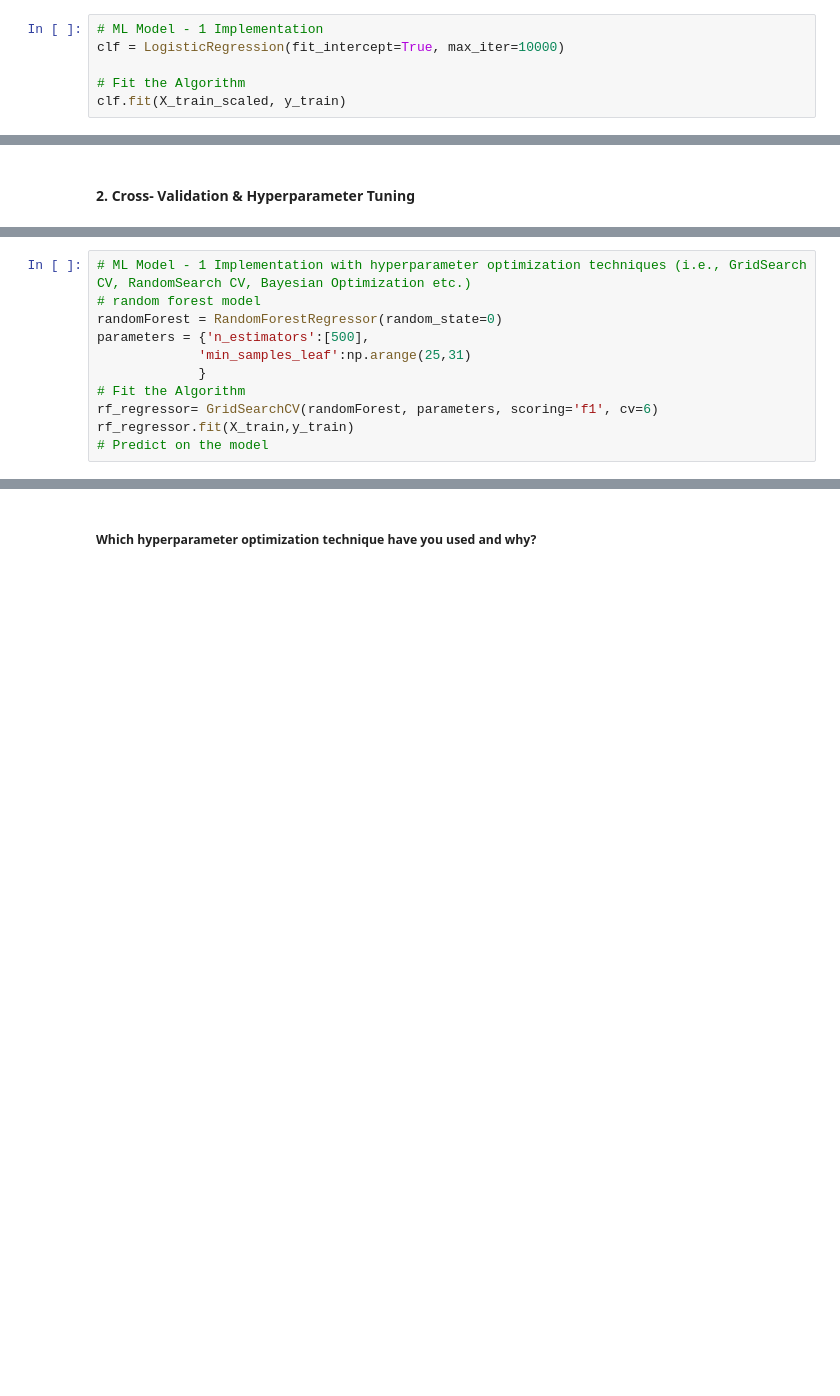
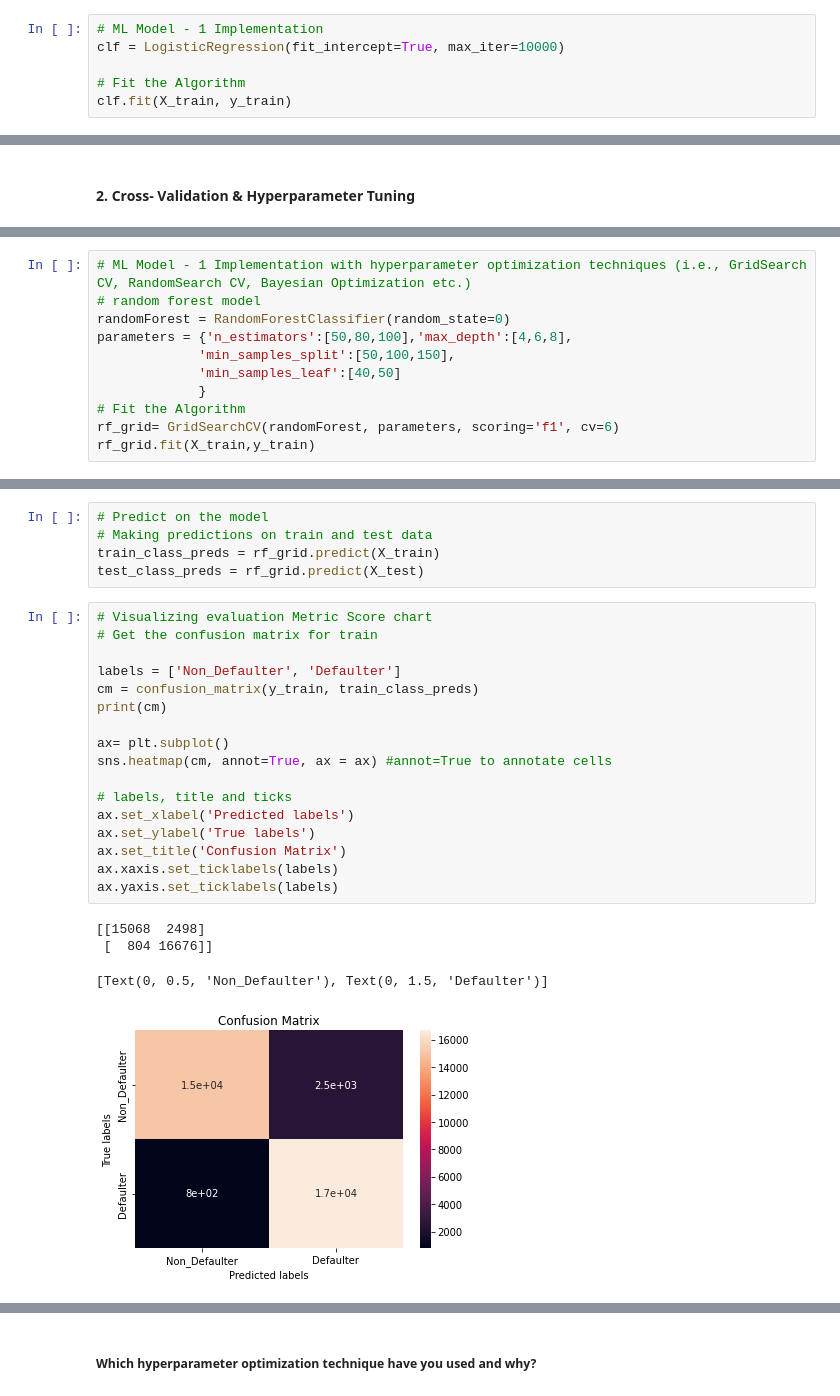
Before and after one commit to dileep-rawat/Capstone_Project_3-Credit_Card_default_Prediction, a Jupyter notebook: Credit_Card_Default_Prediction_Capstone_Project.ipynb, the cells around one changed output, grey strips where cells are left out. Drawn from its saved outputs; the diff is of its cells as text; blank space fills up the shorter version.

```diff
--- a/Credit_Card_Default_Prediction_Capstone_Project.ipynb
+++ b/Credit_Card_Default_Prediction_Capstone_Project.ipynb
@@ -1081,7 +1099,7 @@ As per my knowledge, for this dataset dimensionality reduction is not required.
 clf = LogisticRegression(fit_intercept=True, max_iter=10000)
 
 # Fit the Algorithm
-clf.fit(X_train_scaled, y_train)
+clf.fit(X_train, y_train)
 # %% [output]
 LogisticRegression(max_iter=10000)
 # %%
@@ -1306,11 +1434,11 @@ ax.yaxis.set_ticklabels(labels)
 # %%
 # ML Model - 1 Implementation with hyperparameter optimization techniques (i.e., GridSearch CV, RandomSearch CV, Bayesian Optimization etc.)
 # random forest model
-randomForest = RandomForestRegressor(random_state=0)
-parameters = {'n_estimators':[500],
-             'min_samples_leaf':np.arange(25,31)
+randomForest = RandomForestClassifier(random_state=0)
+parameters = {'n_estimators':[50,80,100],'max_depth':[4,6,8],
+             'min_samples_split':[50,100,150],
+             'min_samples_leaf':[40,50]
              }
 # Fit the Algorithm
-rf_regressor= GridSearchCV(randomForest, parameters, scoring='f1', cv=6)
-rf_regressor.fit(X_train,y_train)
-# Predict on the model
+rf_grid= GridSearchCV(randomForest, parameters, scoring='f1', cv=6)
+rf_grid.fit(X_train,y_train)
@@ -1316,0 +1456,27 @@ rf_regressor.fit(X_train,y_train)
+# %%
+# Predict on the model
+# Making predictions on train and test data
+train_class_preds = rf_grid.predict(X_train)
+test_class_preds = rf_grid.predict(X_test)
+# %%
+# Visualizing evaluation Metric Score chart
+# Get the confusion matrix for train
+
+labels = ['Non_Defaulter', 'Defaulter']
+cm = confusion_matrix(y_train, train_class_preds)
+print(cm)
+
+ax= plt.subplot()
+sns.heatmap(cm, annot=True, ax = ax) #annot=True to annotate cells
+
+# labels, title and ticks
+ax.set_xlabel('Predicted labels')
+ax.set_ylabel('True labels')
+ax.set_title('Confusion Matrix')
+ax.xaxis.set_ticklabels(labels)
+ax.yaxis.set_ticklabels(labels)
+# %% [output]
+[[15068  2498]
+ [  804 16676]]
+[Text(0, 0.5, 'Non_Defaulter'), Text(0, 1.5, 'Defaulter')]
+[figure, added]
```
Also changed, not shown: parts of 98 cells of this notebook.
